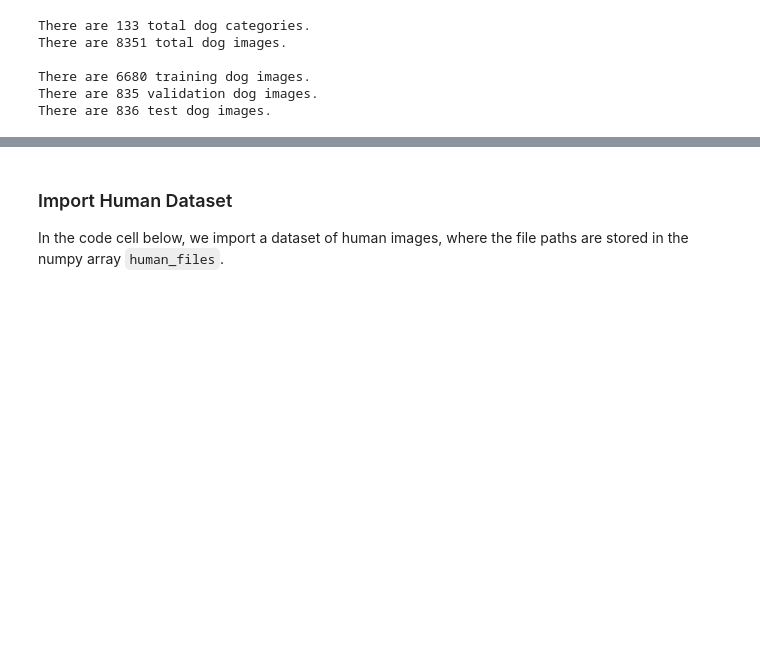
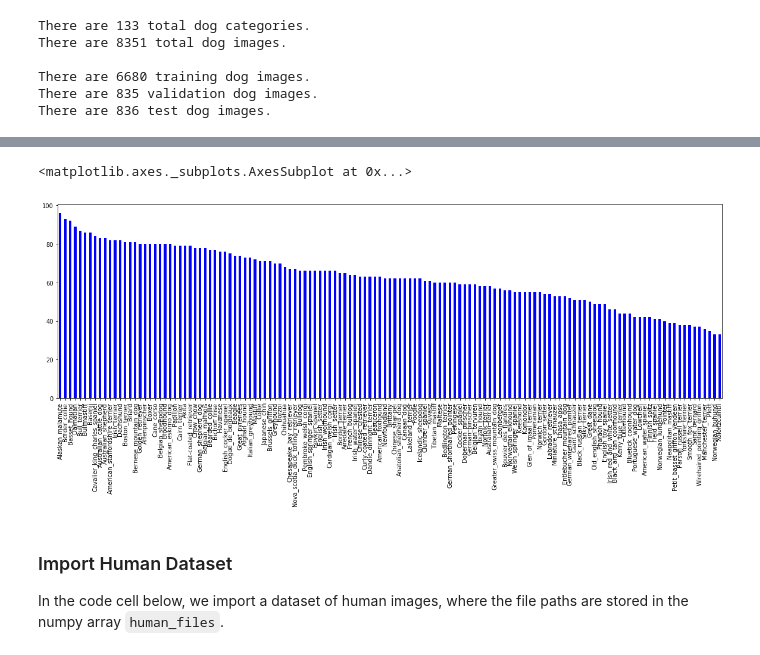
Before and after one commit to issaiass/Dog_Breed_Classifier, a Jupyter notebook: dog_app.ipynb, the cells around one changed output, grey strips where cells are left out. Cells and saved outputs as stored; diff of their text form; code cells hidden in the pictures; blank space fills up the shorter version.

Commit message:
Added mentor notes.  Updated the results on the table, dida graph of distributions of images in the dtaset and description of the dataset.  Also re-runned again the entire notebook

```diff
--- a/dog_app.ipynb
+++ b/dog_app.ipynb
@@ -93,0 +97,18 @@ There are 836 test dog images.
+# %%
+import pandas as pd
+
+breed_id = list() # stores id of breed
+breed_name = list() # store names of breed
+dataset = np.hstack([train_files, valid_files, test_files]) # get the full dataset
+
+for string in dataset:
+    string = string.split('/')[-2].split('.') # get the ID.BREED value
+    id = int(string[0]) # get only the id
+    name = string[1] # get only the name
+    breed_id.append(id) # store the breed id
+    breed_name.append(name) # store the breed name
+
+# create and display a pandas dataframe
+d = {'id': breed_id, 'name': breed_name}
+df = pd.DataFrame(d)
+df.head()
@@ -93,0 +135,4 @@ There are 836 test dog images.
+# %%
+# plot some intuition of the full dataset
+df_counts = df['name'].value_counts()
+df_counts
@@ -94,3 +157,8 @@ There are 836 test dog images.
+# %%
+df_counts.plot(kind='bar', figsize=(20,6), color='b')
+# %% [output]
+<matplotlib.axes._subplots.AxesSubplot at 0x...>
+[figure, added]
 # %% [markdown]
 ### Import Human Dataset
 
```
Also changed, not shown: parts of 18 cells of this notebook, 3 other files.
